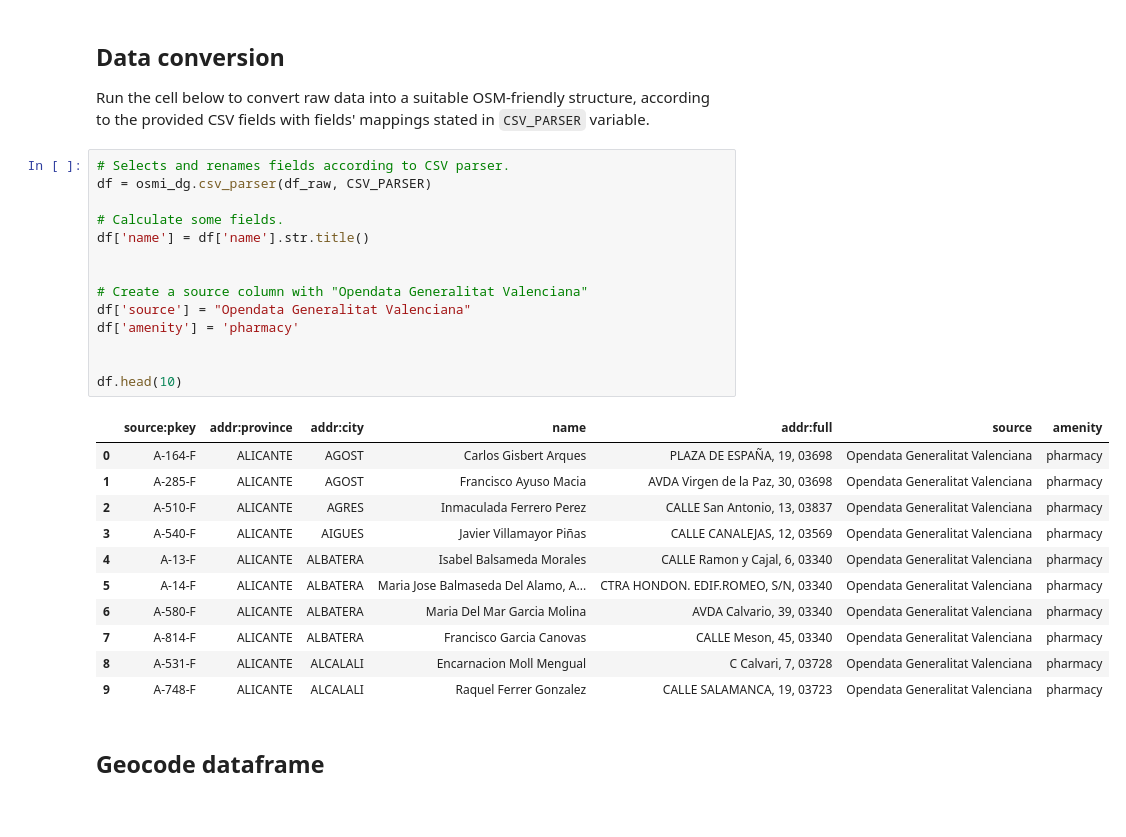
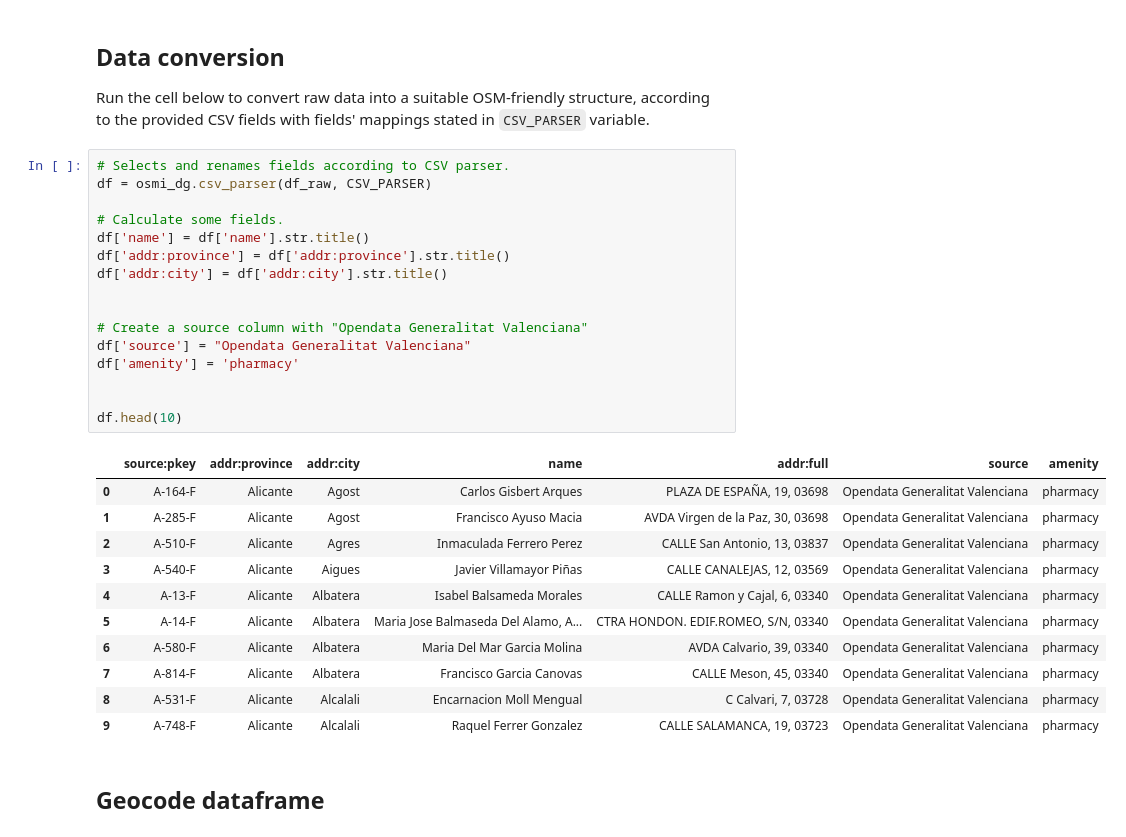
Before and after one commit to ccamara/osm_imports_preparations, a Jupyter notebook: imports/2020_03_pharmacies_cvalenciana/pharmacies_cval.ipynb, the cells around one changed output. Cells and saved outputs as stored; diff of their text form.

```diff
--- a/imports/2020_03_pharmacies_cvalenciana/pharmacies_cval.ipynb
+++ b/imports/2020_03_pharmacies_cvalenciana/pharmacies_cval.ipynb
@@ -77,29 +77,31 @@ Run the cell below to convert raw data into a suitable OSM-friendly structure, a
 # %%
 # Selects and renames fields according to CSV parser.
 df = osmi_dg.csv_parser(df_raw, CSV_PARSER)
 
 # Calculate some fields.
 df['name'] = df['name'].str.title()
+df['addr:province'] = df['addr:province'].str.title()
+df['addr:city'] = df['addr:city'].str.title()
 
 
 # Create a source column with "Opendata Generalitat Valenciana"
 df['source'] = "Opendata Generalitat Valenciana"
 df['amenity'] = 'pharmacy'
 
 
 df.head(10)
 # %% [output]
 |  | source:pkey | addr:province | addr:city | name | addr:full | source | amenity |
-| 0 | A-164-F | ALICANTE | AGOST | Carlos Gisbert Arques | PLAZA DE ESPAÑA, 19, 03698 | Opendata Generalitat Valenciana | pharmacy |
-| 1 | A-285-F | ALICANTE | AGOST | Francisco Ayuso Macia | AVDA Virgen de la Paz, 30, 03698 | Opendata Generalitat Valenciana | pharmacy |
-| 2 | A-510-F | ALICANTE | AGRES | Inmaculada Ferrero Perez | CALLE San Antonio, 13, 03837 | Opendata Generalitat Valenciana | pharmacy |
-| 3 | A-540-F | ALICANTE | AIGUES | Javier Villamayor Piñas | CALLE CANALEJAS, 12, 03569 | Opendata Generalitat Valenciana | pharmacy |
-| 4 | A-13-F | ALICANTE | ALBATERA | Isabel Balsameda Morales | CALLE Ramon y Cajal, 6, 03340 | Opendata Generalitat Valenciana | pharmacy |
-| 5 | A-14-F | ALICANTE | ALBATERA | Maria Jose Balmaseda Del Alamo, A... | CTRA HONDON. EDIF.ROMEO, S/N, 03340 | Opendata Generalitat Valenciana | pharmacy |
-| 6 | A-580-F | ALICANTE | ALBATERA | Maria Del Mar Garcia Molina | AVDA Calvario, 39, 03340 | Opendata Generalitat Valenciana | pharmacy |
-| 7 | A-814-F | ALICANTE | ALBATERA | Francisco Garcia Canovas | CALLE Meson, 45, 03340 | Opendata Generalitat Valenciana | pharmacy |
-| 8 | A-531-F | ALICANTE | ALCALALI | Encarnacion Moll Mengual | C Calvari, 7, 03728 | Opendata Generalitat Valenciana | pharmacy |
-| 9 | A-748-F | ALICANTE | ALCALALI | Raquel Ferrer Gonzalez | CALLE SALAMANCA, 19, 03723 | Opendata Generalitat Valenciana | pharmacy |
+| 0 | A-164-F | Alicante | Agost | Carlos Gisbert Arques | PLAZA DE ESPAÑA, 19, 03698 | Opendata Generalitat Valenciana | pharmacy |
+| 1 | A-285-F | Alicante | Agost | Francisco Ayuso Macia | AVDA Virgen de la Paz, 30, 03698 | Opendata Generalitat Valenciana | pharmacy |
+| 2 | A-510-F | Alicante | Agres | Inmaculada Ferrero Perez | CALLE San Antonio, 13, 03837 | Opendata Generalitat Valenciana | pharmacy |
+| 3 | A-540-F | Alicante | Aigues | Javier Villamayor Piñas | CALLE CANALEJAS, 12, 03569 | Opendata Generalitat Valenciana | pharmacy |
+| 4 | A-13-F | Alicante | Albatera | Isabel Balsameda Morales | CALLE Ramon y Cajal, 6, 03340 | Opendata Generalitat Valenciana | pharmacy |
+| 5 | A-14-F | Alicante | Albatera | Maria Jose Balmaseda Del Alamo, A... | CTRA HONDON. EDIF.ROMEO, S/N, 03340 | Opendata Generalitat Valenciana | pharmacy |
+| 6 | A-580-F | Alicante | Albatera | Maria Del Mar Garcia Molina | AVDA Calvario, 39, 03340 | Opendata Generalitat Valenciana | pharmacy |
+| 7 | A-814-F | Alicante | Albatera | Francisco Garcia Canovas | CALLE Meson, 45, 03340 | Opendata Generalitat Valenciana | pharmacy |
+| 8 | A-531-F | Alicante | Alcalali | Encarnacion Moll Mengual | C Calvari, 7, 03728 | Opendata Generalitat Valenciana | pharmacy |
+| 9 | A-748-F | Alicante | Alcalali | Raquel Ferrer Gonzalez | CALLE SALAMANCA, 19, 03723 | Opendata Generalitat Valenciana | pharmacy |
 # %% [markdown]
 ## Geocode dataframe
 # %%
```
Also changed, not shown: parts of 3 cells of this notebook, 1 other file.
